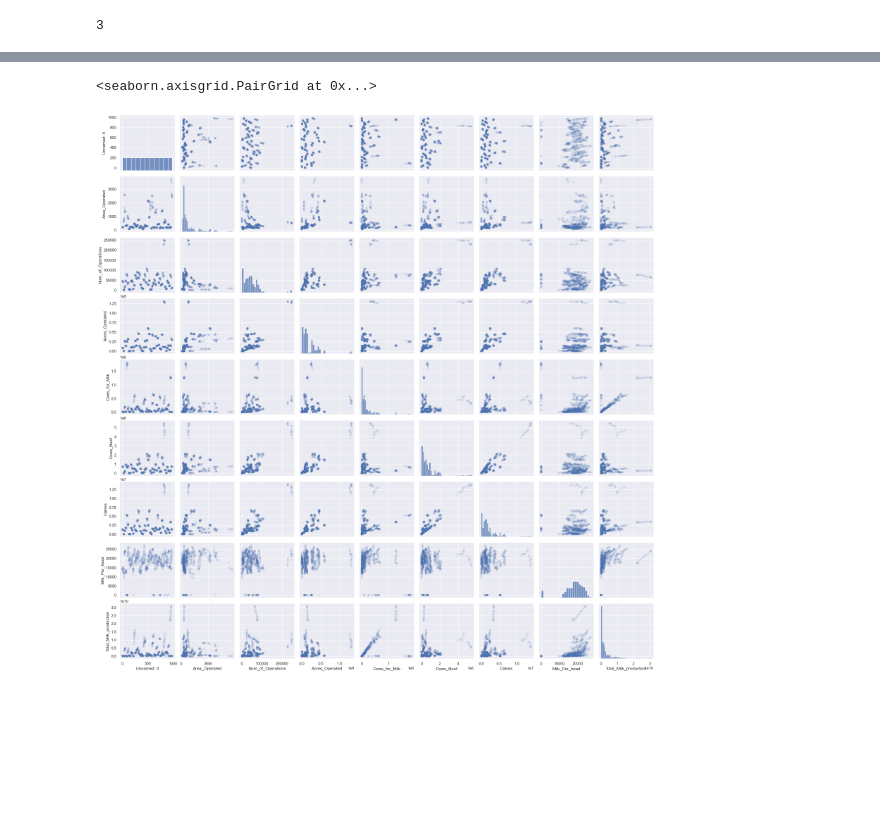
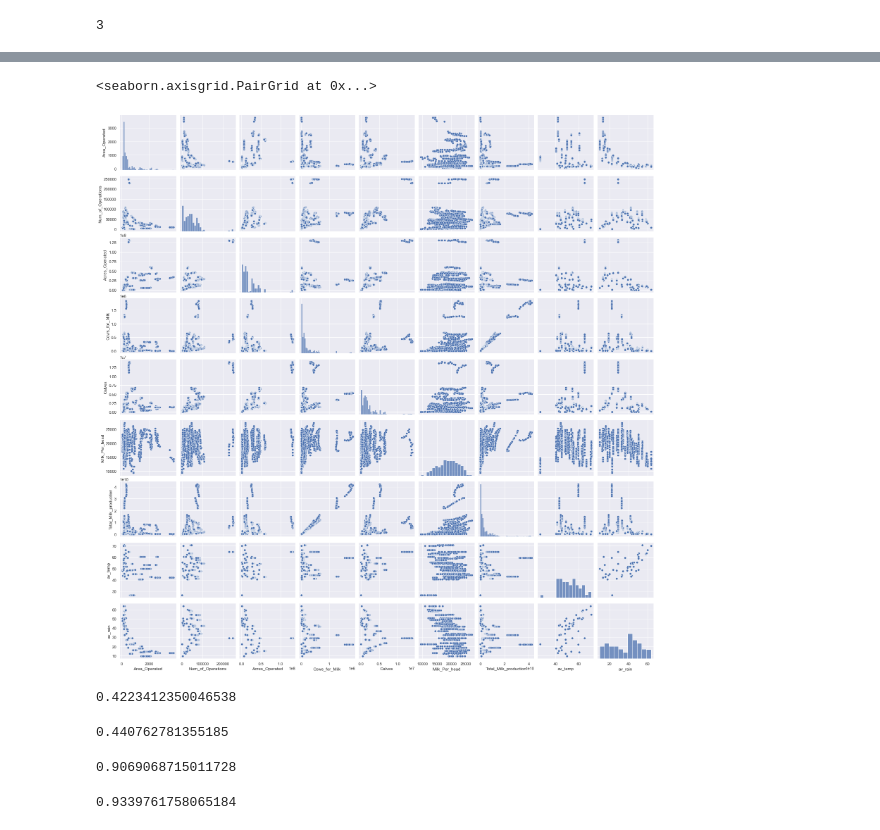
Before and after one commit to naifalzahrani/Regression_Project, a Jupyter notebook: MVP_Regression.ipynb, the cells around one changed output, grey strips where cells are left out. Saved outputs shown, nothing was run; the diff lists cells and outputs as text; code cells hidden in the pictures; blank space fills up the shorter version.

Commit message:
Regression project updated with presentation and finlized

```diff
--- a/MVP_Regression.ipynb
+++ b/MVP_Regression.ipynb
@@ -103,0 +89,5 @@ mdf = pd.read_csv('Milk_production_2')
+# %%
+#merging the data frames
+out = (mdf.merge(temp_rain, left_on='State', right_on='State')
+          .reindex(columns=['State', 'Area_Operated', 'Num_of_Operations','Acres_Operated', 'Cows_for_Milk', 'Cows_Beef', 'Calves',
+       'Milk_Per_head', 'Total_Milk_production','av_temp', 'av_rain']))
@@ -118,2 +112,9 @@ mdf[c] = mdf[c].replace(',', '', regex=True)
+# %%
+smaller_mdf= out.loc[:, ['Area_Operated','Num_of_Operations','Acres_Operated','Cows_for_Milk','Calves', 'Milk_Per_head', 'Total_Milk_production','av_temp', 'av_rain' ]]
+# %%
+# df = df.apply(pd.to_numeric) # convert all columns of DataFrame
+# df['x']=df['x'].str.replace(',','')
+c= smaller_mdf.columns
+smaller_mdf[c] = smaller_mdf[c].replace(',', '', regex=True)
 # %%
-mdf= mdf.apply(pd.to_numeric)
+smaller_mdf= smaller_mdf.apply(pd.to_numeric)
@@ -156,5 +166,5 @@ mdf.corr()
 # %%
-sns.pairplot(mdf[:1000], plot_kws=dict(alpha=.1, edgecolor='none'))
+sns.pairplot(smaller_mdf)
 # %% [output]
 <seaborn.axisgrid.PairGrid at 0x...>
-[figure, old version]
+[figure, new version]
@@ -160,0 +185,34 @@ sns.pairplot(mdf[:1000], plot_kws=dict(alpha=.1, edgecolor='none'))
+# %%
+
+
+# Fit a simple linear regression on training set
+lr = LinearRegression()
+lr.fit(X_train,y_train)
+lr.score(X_train,y_train)
+# %% [output]
+0.4223412350046538
+# %%
+# Score on validation set
+lr.score(X_val,y_val)
+# %% [output]
+0.440762781355185
+# %%
+from sklearn.preprocessing import PolynomialFeatures
+# Create polynomial features
+poly = PolynomialFeatures(degree=2)
+X_train_poly = poly.fit_transform(X_train)
+
+# Apply polynomial transformation to val set
+X_val_poly = poly.transform(X_val)
+
+# Fit a model using polynomial features
+lr_poly = LinearRegression()
+lr_poly.fit(X_train_poly,y_train)
+lr_poly.score(X_train_poly,y_train)
+# %% [output]
+0.9069068715011728
+# %%
+# Score on validation set
+lr_poly.score(X_val_poly, y_val)
+# %% [output]
+0.9339761758065184
```
Also changed, not shown: parts of 20 cells of this notebook, 9 other files.
